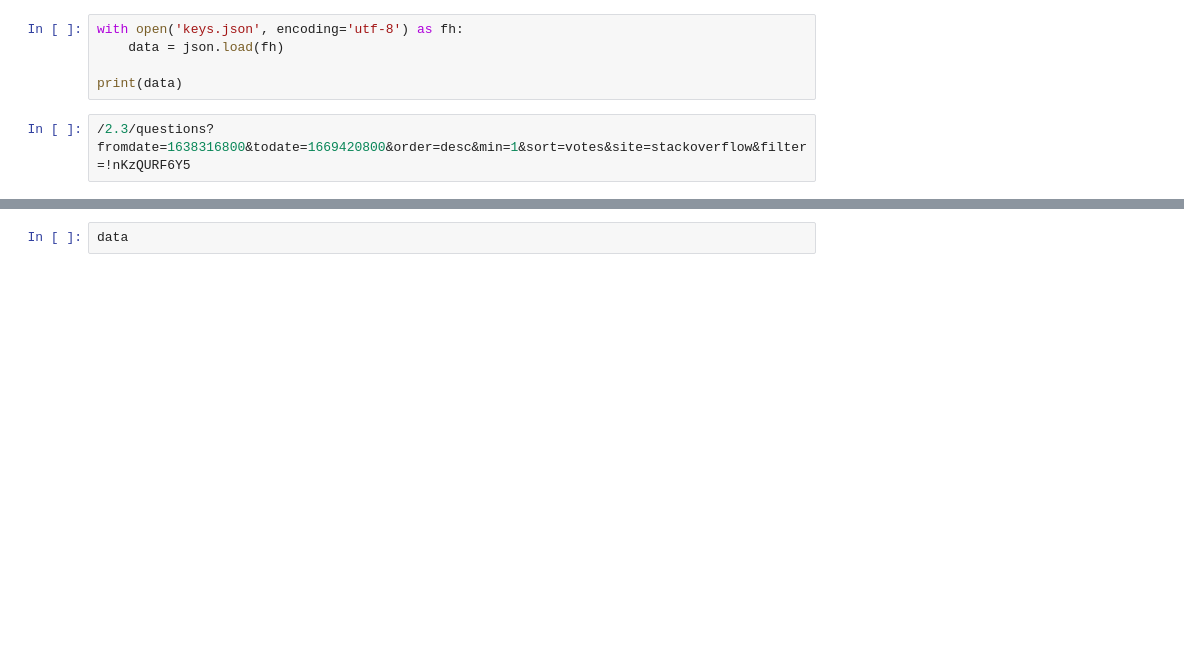
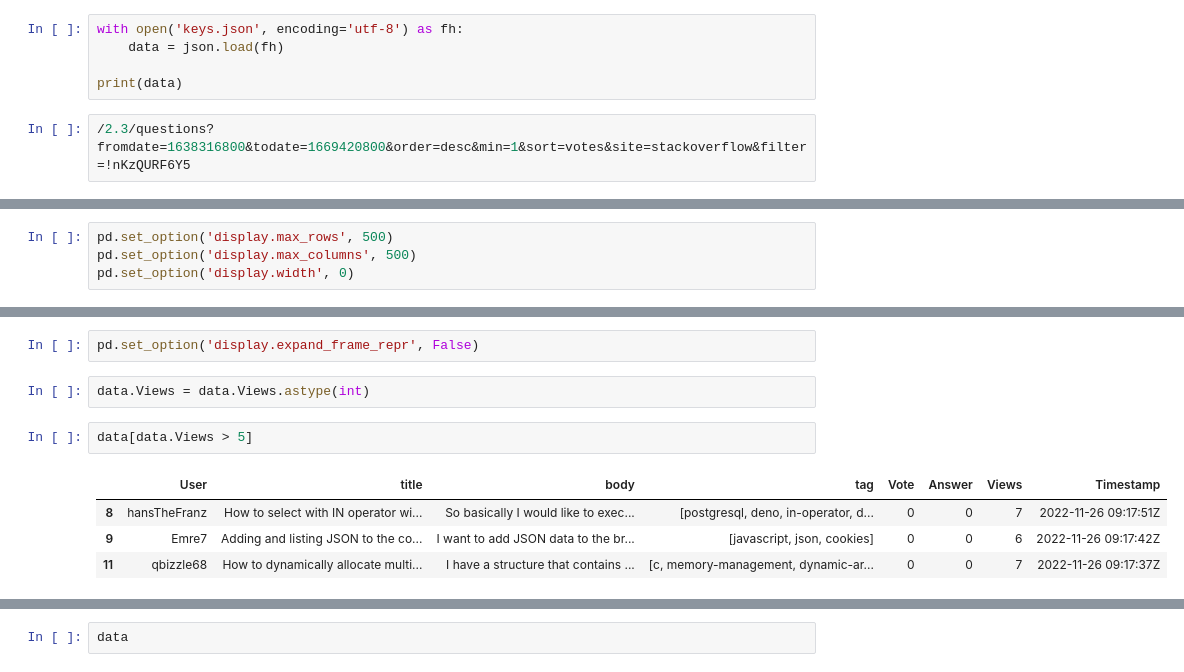
Before and after one commit to NoteOrbit/fast, a Jupyter notebook: FILE.IPYNB, the cells around one changed output, grey strips where cells are left out. Drawn from its saved outputs; the diff is of its cells as text; blank space fills up the shorter version.

```diff
--- a/FILE.IPYNB
+++ b/FILE.IPYNB
@@ -121,0 +119,4 @@ context[0].text
+# %%
+pd.set_option('display.max_rows', 500)
+pd.set_option('display.max_columns', 500)
+pd.set_option('display.width', 0)
@@ -121,0 +203,11 @@ context[0].text
+# %%
+pd.set_option('display.expand_frame_repr', False)
+# %%
+data.Views = data.Views.astype(int)
+# %%
+data[data.Views > 5]
+# %% [output]
+|  | User | title | body | tag | Vote | Answer | Views | Timestamp |
+| 8 | hansTheFranz | How to select with IN operator wi... | So basically I would like to exec... | [postgresql, deno, in-operator, d... | 0 | 0 | 7 | 2022-11-26 09:17:51Z |
+| 9 | Emre7 | Adding and listing JSON to the co... | I want to add JSON data to the br... | [javascript, json, cookies] | 0 | 0 | 6 | 2022-11-26 09:17:42Z |
+| 11 | qbizzle68 | How to dynamically allocate multi... | I have a structure that contains ... | [c, memory-management, dynamic-ar... | 0 | 0 | 7 | 2022-11-26 09:17:37Z |
```
Also changed, not shown: parts of 21 cells of this notebook, 2 other files.
